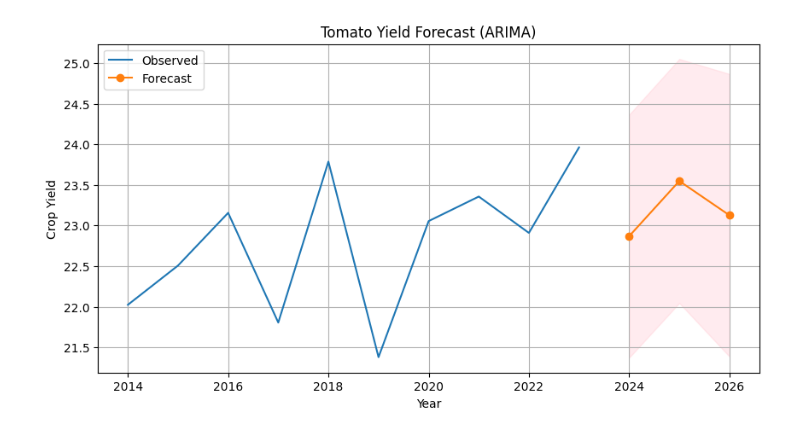
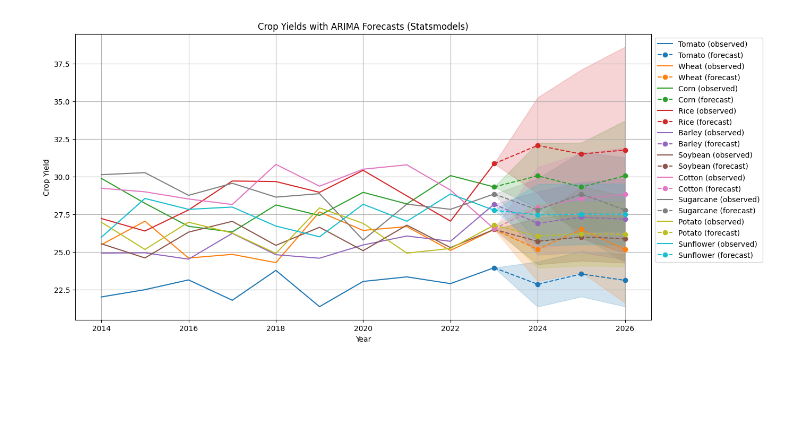
Before and after one commit to probsnotjeremy/Agricultural_Testing, a Jupyter notebook: Regression_Model.ipynb, the cells around one changed output. Drawn from its saved outputs; the diff is of its cells as text; code cells hidden in the pictures; blank space fills up the shorter version.

Commit message:
Expanded ARIMA prediction for multiple inputs

```diff
--- a/Regression_Model.ipynb
+++ b/Regression_Model.ipynb
@@ -3,19 +3,25 @@ from sklearn.model_selection import train_test_split
 from sklearn.linear_model import LinearRegression
 from sklearn.metrics import mean_squared_error, r2_score
 from statsmodels.tsa.arima.model import ARIMA
+import seaborn as sns
 import matplotlib.pyplot as plt
 import numpy as np
 import pandas as pd
+import warnings
+
+warnings.filterwarnings("ignore")
 
 ds = pd.read_csv("crop_yield_dataset.csv")
 ds["Date"] = pd.to_datetime(ds["Date"])
 ds["Year"] = ds["Date"].dt.year
 ds["Month"] = ds["Date"].dt.month
 
+crops = ["Tomato", "Wheat", "Corn", "Rice", "Barley", "Soybean", "Cotton", "Sugarcane", "Potato", "Sunflower"]
 
+palette = sns.color_palette("tab10", n_colors=len(crops))
 
 # -------------------
-# Standard Regression
+# Linear Regression
 # -------------------
 
 # Select features (from your EDA results)
@@ -42,12 +48,12 @@ print("Coefficients:", model.coef_)
 # -------------------
 
 # Filter dataset for tomato yields by year
-tomato = ds[ds["Crop_Type"] == "Tomato"].groupby("Year")["Crop_Yield"].mean()
+# tomato = ds[ds["Crop_Type"] == "Tomato"].groupby("Year")["Crop_Yield"].mean()
 
 
 # Fit ARIMA (p,d,q = simple example)
-model = ARIMA(tomato, order=(1,1,1))  # AR=1, I=1, MA=1
-results = model.fit()
+# Model = ARIMA(tomato, order=(1,1,1))  # AR=1, I=1, MA=1
+# results = model.fit()
 # AR (p) = auto-regression - depends on past values (like yield in 2022).
 # I (d) = differencing - helps remove trends (e.g., steady growth each year).
 # MA (q) = moving average - depends on past forecast errors.
@@ -56,27 +62,54 @@ results = model.fit()
 # Use 1 lag of errors
 
 # Forecast with confidence intervals
-forecast = results.get_forecast(steps=3)
-mean_forecast = forecast.predicted_mean
-conf_int = forecast.conf_int()
+# forecast = results.get_forecast(steps=3)
+# mean_forecast = forecast.predicted_mean
+# conf_int = forecast.conf_int()
+
+plt.figure(figsize=(14, 7))
+
+for i, crop in enumerate(crops):
+    series = ds[ds["Crop_Type"] == crop].groupby("Year")["Crop_Yield"].mean()
+    series.index = pd.to_datetime(series.index.astype(str))
+    color = palette[i]
+
+    # Observed
+    plt.plot(series.index, series.values, label=f"{crop} (observed)", color=color)
+
+    try:
+        model = ARIMA(series, order=(1,1,1))
+        results = model.fit()
+
+        forecast_res = results.get_forecast(steps=3)
+        mean_forecast = forecast_res.predicted_mean
+        conf_int = forecast_res.conf_int()
+
+        future_index = pd.date_range(start=series.index[-1] + pd.offsets.YearEnd(0),
+                                     periods=3, freq="YE")
+
+        forecast_index = [series.index[-1]] + list(future_index)
+        forecast_values = [series.values[-1]] + list(mean_forecast)
+
+        lower_ci = [series.values[-1]] + list(conf_int.iloc[:, 0])
+        upper_ci = [series.values[-1]] + list(conf_int.iloc[:, 1])
+
+        # Forecast + interval
+        plt.plot(forecast_index, forecast_values, linestyle="--", marker="o", color=color, label=f"{crop} (forecast)")
+        plt.fill_between(forecast_index,
+                         lower_ci,
+                         upper_ci,
+                         color=color, alpha=0.2)
+
+    except Exception as e:
+        print(f"ARIMA failed for {crop}: {e}")
 
 
-plt.figure(figsize=(10,5))
-plt.plot(tomato.index, tomato.values, label="Observed")
-plt.plot(range(tomato.index.max()+1, tomato.index.max()+4), mean_forecast, label="Forecast", marker="o")
 
-# Add confidence intervals
-plt.fill_between(range(tomato.index.max()+1, tomato.index.max()+4),
-                 conf_int.iloc[:,0],
-                 conf_int.iloc[:,1],
-                 color='pink', alpha=0.3)
-
-# Plot
-plt.title("Tomato Yield Forecast (ARIMA)")
+plt.title("Crop Yields with ARIMA Forecasts (Statsmodels)")
 plt.xlabel("Year")
 plt.ylabel("Crop Yield")
+plt.legend(loc="upper left", bbox_to_anchor=(1, 1))
 plt.grid(True)
-plt.legend()
 plt.show()
 
 print(results.summary())
@@ -85,7 +118,7 @@ R²: 0.3111906723689657
 RMSE: 21.431689285184582
 Coefficients: [ 2.23445755e-01  1.94861568e+00 -6.65957779e-02  3.78780779e-01
   1.40452541e-03  2.25557048e-01]
-[figure, old version]
+[figure, new version]
                                SARIMAX Results
 ==============================================================================
 Dep. Variable:             Crop_Yield   No. Observations:                   10
```
Also changed, not shown: parts of 1 cell of this notebook.
